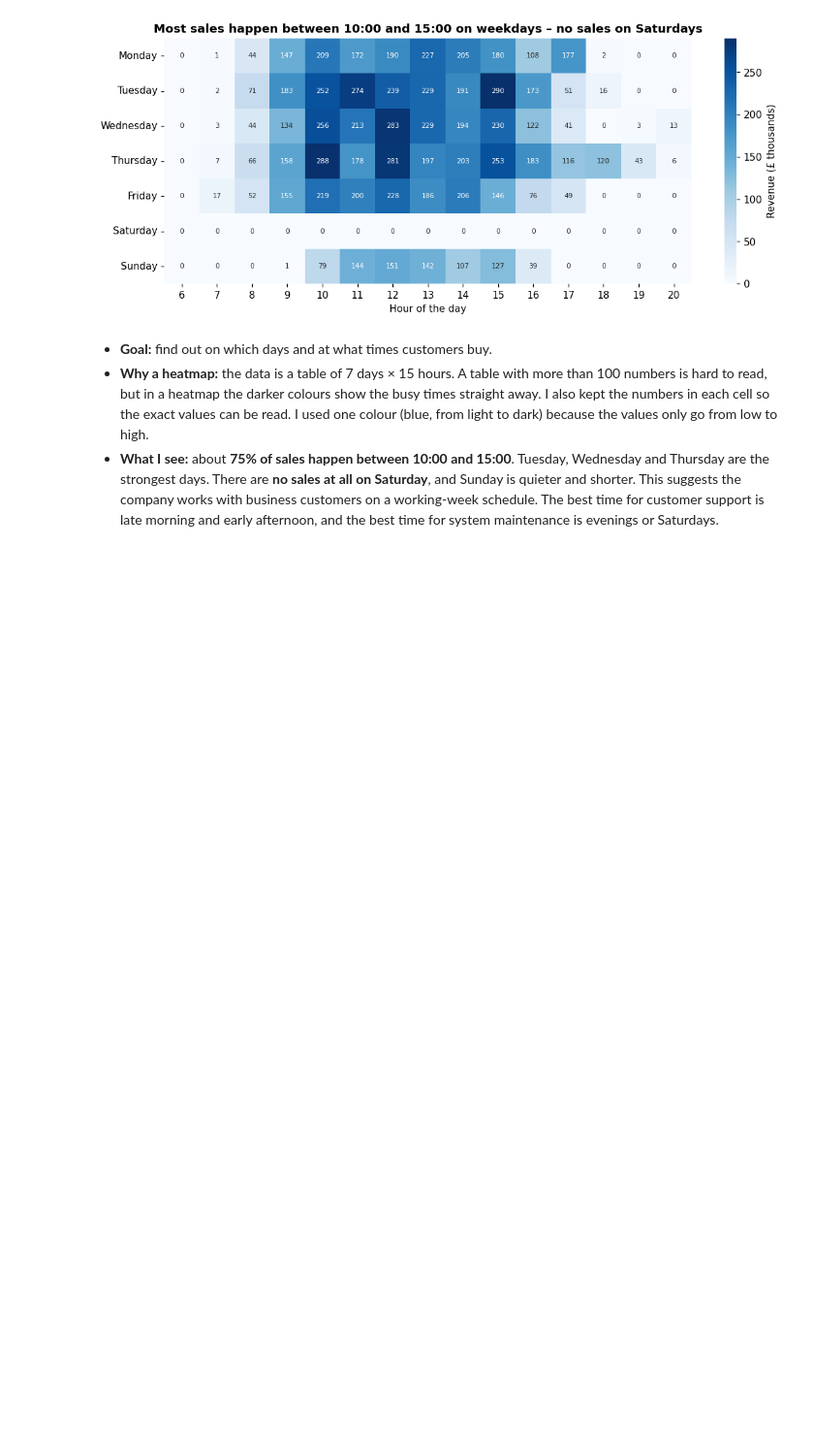
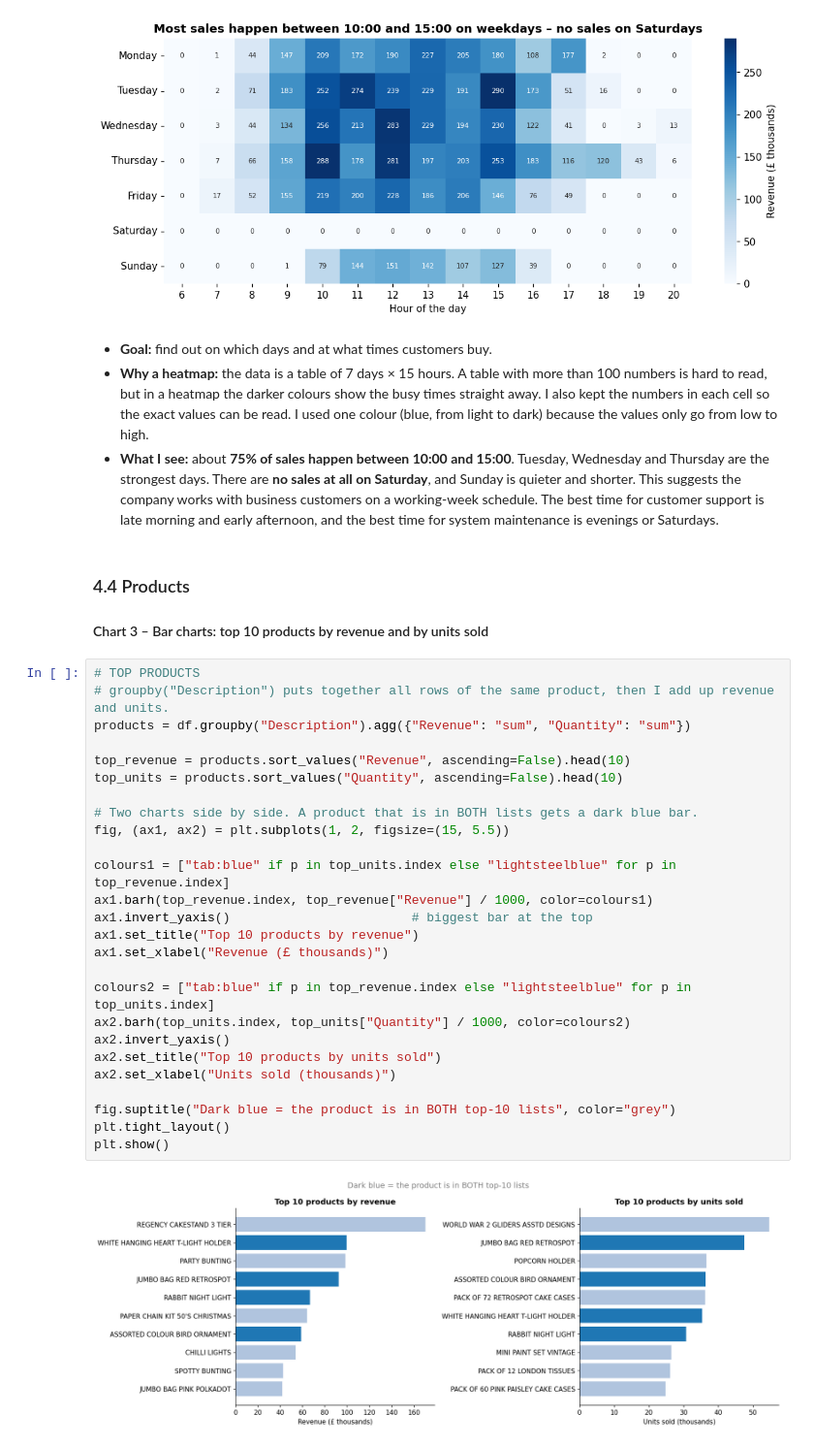
Before and after one commit to 2023357/CA2_Data_Vizualisation, a Jupyter notebook: CA2_Online_Retail.ipynb, the cells around one changed output. Shown at 97% size. Cells and saved outputs as stored; diff of their text form; blank space fills up the shorter version.

Commit message:
Add product EDA: top 10 products by revenue and units, Pareto curve

```diff
--- a/CA2_Online_Retail.ipynb
+++ b/CA2_Online_Retail.ipynb
@@ -731,3 +731,35 @@ plt.show()
 - **Goal:** find out on which days and at what times customers buy.
 - **Why a heatmap:** the data is a table of 7 days × 15 hours. A table with more than 100 numbers is hard to read, but in a heatmap the darker colours show the busy times straight away. I also kept the numbers in each cell so the exact values can be read. I used one colour (blue, from light to dark) because the values only go from low to high.
 - **What I see:** about **75% of sales happen between 10:00 and 15:00**. Tuesday, Wednesday and Thursday are the strongest days. There are **no sales at all on Saturday**, and Sunday is quieter and shorter. This suggests the company works with business customers on a working-week schedule. The best time for customer support is late morning and early afternoon, and the best time for system maintenance is evenings or Saturdays.
+# %% [markdown]
+### 4.4 Products
+
+#### Chart 3 – Bar charts: top 10 products by revenue and by units sold
+# %%
+# TOP PRODUCTS
+# groupby("Description") puts together all rows of the same product, then I add up revenue and units.
+products = df.groupby("Description").agg({"Revenue": "sum", "Quantity": "sum"})
+
+top_revenue = products.sort_values("Revenue", ascending=False).head(10)
+top_units = products.sort_values("Quantity", ascending=False).head(10)
+
+# Two charts side by side. A product that is in BOTH lists gets a dark blue bar.
+fig, (ax1, ax2) = plt.subplots(1, 2, figsize=(15, 5.5))
+
+colours1 = ["tab:blue" if p in top_units.index else "lightsteelblue" for p in top_revenue.index]
+ax1.barh(top_revenue.index, top_revenue["Revenue"] / 1000, color=colours1)
+ax1.invert_yaxis()                        # biggest bar at the top
+ax1.set_title("Top 10 products by revenue")
+ax1.set_xlabel("Revenue (£ thousands)")
+
+colours2 = ["tab:blue" if p in top_revenue.index else "lightsteelblue" for p in top_units.index]
+ax2.barh(top_units.index, top_units["Quantity"] / 1000, color=colours2)
+ax2.invert_yaxis()
+ax2.set_title("Top 10 products by units sold")
+ax2.set_xlabel("Units sold (thousands)")
+
+fig.suptitle("Dark blue = the product is in BOTH top-10 lists", color="grey")
+plt.tight_layout()
+plt.show()
+# %% [output]
+[figure, added]
```
Also changed, not shown: parts of 4 cells of this notebook.
